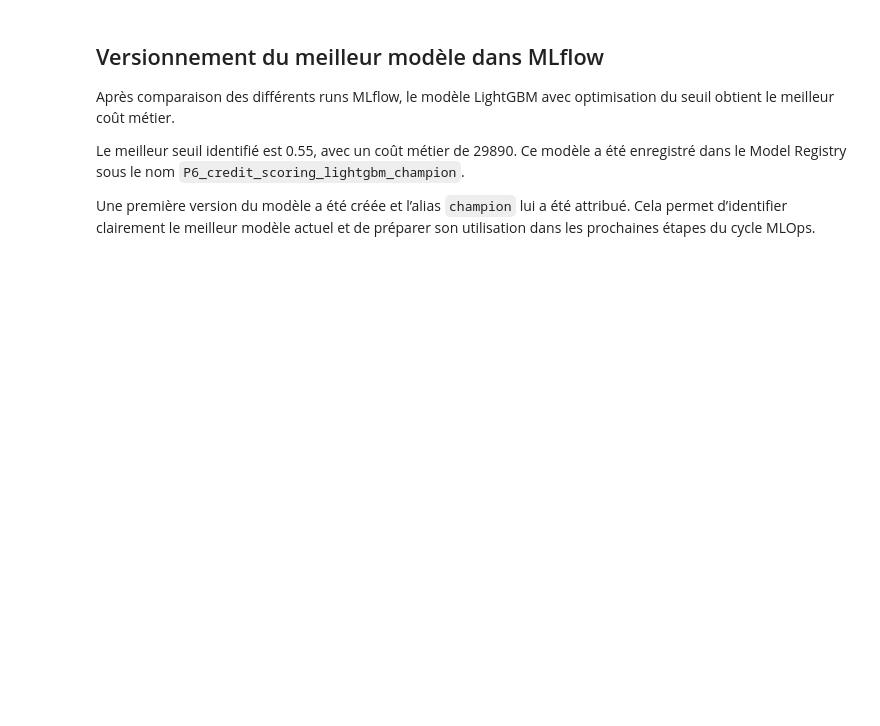
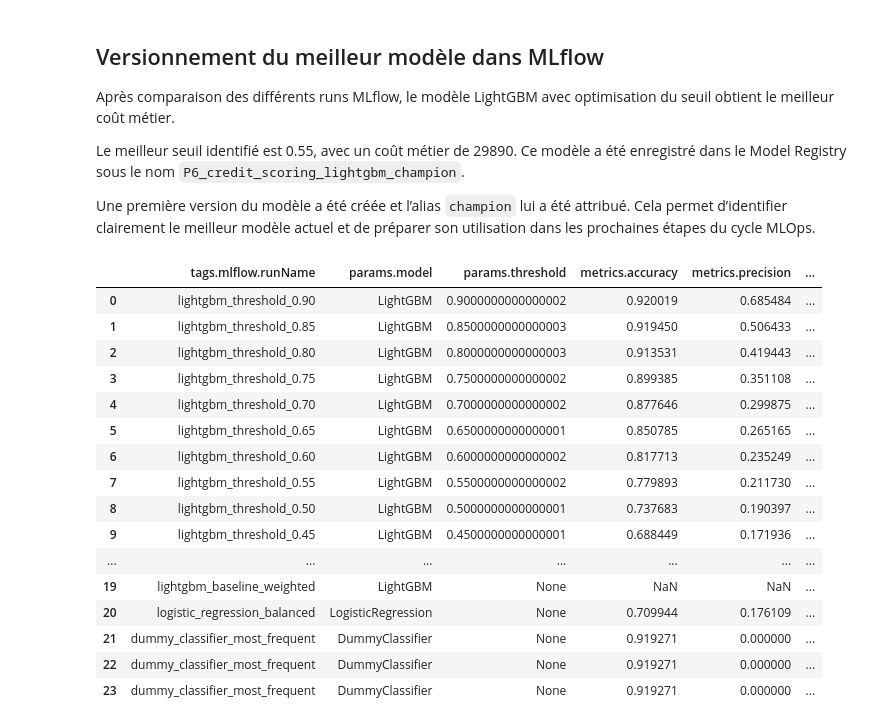
Before and after one commit to VincentDesmouceaux/P6_MLOps_credit_scoring, a Jupyter notebook: notebooks/03_modelisation_mlflow.ipynb, the cells around one changed output. Drawn from its saved outputs; the diff is of its cells as text; code cells hidden in the pictures; blank space fills up the shorter version.

Commit message:
Ajout d'un run MLflow directement dans le notebook

```diff
--- a/notebooks/03_modelisation_mlflow.ipynb
+++ b/notebooks/03_modelisation_mlflow.ipynb
@@ -156,3 +118,78 @@ Après comparaison des différents runs MLflow, le modèle LightGBM avec optimis
 Le meilleur seuil identifié est 0.55, avec un coût métier de 29890. Ce modèle a été enregistré dans le Model Registry sous le nom `P6_credit_scoring_lightgbm_champion`.
 
 Une première version du modèle a été créée et l’alias `champion` lui a été attribué. Cela permet d’identifier clairement le meilleur modèle actuel et de préparer son utilisation dans les prochaines étapes du cycle MLOps.
+# %%
+from pathlib import Path
+
+import mlflow
+import pandas as pd
+
+
+# On force MLflow à utiliser la base située à la racine du projet
+PROJECT_ROOT = Path.cwd().parent
+MLFLOW_DB_PATH = PROJECT_ROOT / "mlflow.db"
+
+mlflow.set_tracking_uri(f"sqlite:///{MLFLOW_DB_PATH}")
+
+EXPERIMENT_NAME = "P6_credit_scoring_baseline"
+
+experiment = mlflow.get_experiment_by_name(EXPERIMENT_NAME)
+
+if experiment is None:
+    raise ValueError(
+        f"Expérience MLflow introuvable : {EXPERIMENT_NAME}. "
+        f"Tracking URI utilisé : {mlflow.get_tracking_uri()}"
+    )
+
+runs = mlflow.search_runs(
+    experiment_ids=[experiment.experiment_id],
+)
+
+columns_to_display = [
+    "tags.mlflow.runName",
+    "params.model",
+    "params.threshold",
+    "metrics.accuracy",
+    "metrics.precision",
+    "metrics.recall",
+    "metrics.f1_score",
+    "metrics.roc_auc",
+    "metrics.fn",
+    "metrics.fp",
+    "metrics.business_cost",
+    "metrics.business_cost_per_client",
+    "metrics.best_threshold",
+    "metrics.best_business_cost",
+    "metrics.best_business_cost_per_client",
+    "metrics.best_fn",
+    "metrics.best_fp",
+    "metrics.best_recall",
+    "metrics.best_precision",
+]
+
+available_columns = [
+    column for column in columns_to_display
+    if column in runs.columns
+]
+
+runs_comparison = runs[available_columns].copy()
+
+runs_comparison
+# %% [output]
+|  | tags.mlflow.runName | params.model | params.threshold | metrics.accuracy | metrics.precision | ... |
+| 0 | lightgbm_threshold_0.90 | LightGBM | 0.9000000000000002 | 0.920019 | 0.685484 | ... |
+| 1 | lightgbm_threshold_0.85 | LightGBM | 0.8500000000000003 | 0.919450 | 0.506433 | ... |
+| 2 | lightgbm_threshold_0.80 | LightGBM | 0.8000000000000003 | 0.913531 | 0.419443 | ... |
+| 3 | lightgbm_threshold_0.75 | LightGBM | 0.7500000000000002 | 0.899385 | 0.351108 | ... |
+| 4 | lightgbm_threshold_0.70 | LightGBM | 0.7000000000000002 | 0.877646 | 0.299875 | ... |
+| 5 | lightgbm_threshold_0.65 | LightGBM | 0.6500000000000001 | 0.850785 | 0.265165 | ... |
+| 6 | lightgbm_threshold_0.60 | LightGBM | 0.6000000000000002 | 0.817713 | 0.235249 | ... |
+| 7 | lightgbm_threshold_0.55 | LightGBM | 0.5500000000000002 | 0.779893 | 0.211730 | ... |
+| 8 | lightgbm_threshold_0.50 | LightGBM | 0.5000000000000001 | 0.737683 | 0.190397 | ... |
+| 9 | lightgbm_threshold_0.45 | LightGBM | 0.4500000000000001 | 0.688449 | 0.171936 | ... |
+| ... | ... | ... | ... | ... | ... | ... |
+| 19 | lightgbm_baseline_weighted | LightGBM | None | NaN | NaN | ... |
+| 20 | logistic_regression_balanced | LogisticRegression | None | 0.709944 | 0.176109 | ... |
+| 21 | dummy_classifier_most_frequent | DummyClassifier | None | 0.919271 | 0.000000 | ... |
+| 22 | dummy_classifier_most_frequent | DummyClassifier | None | 0.919271 | 0.000000 | ... |
+| 23 | dummy_classifier_most_frequent | DummyClassifier | None | 0.919271 | 0.000000 | ... |
```
Also changed, not shown: parts of 6 cells of this notebook.
